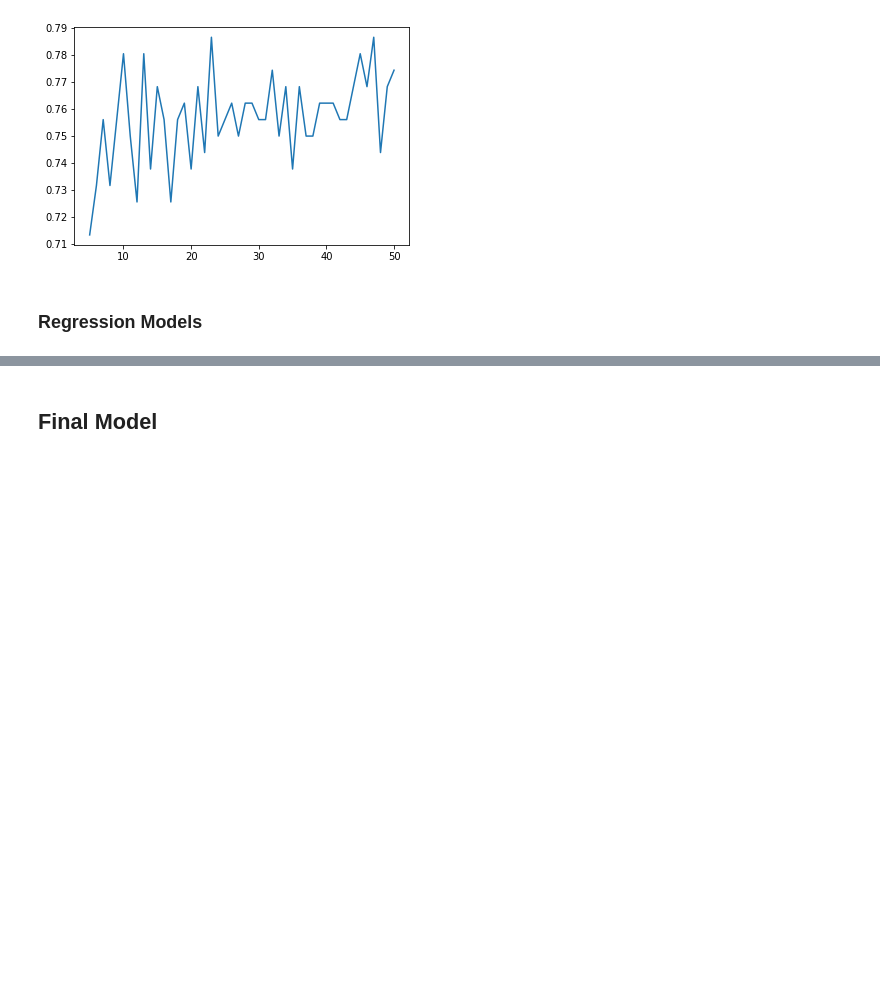
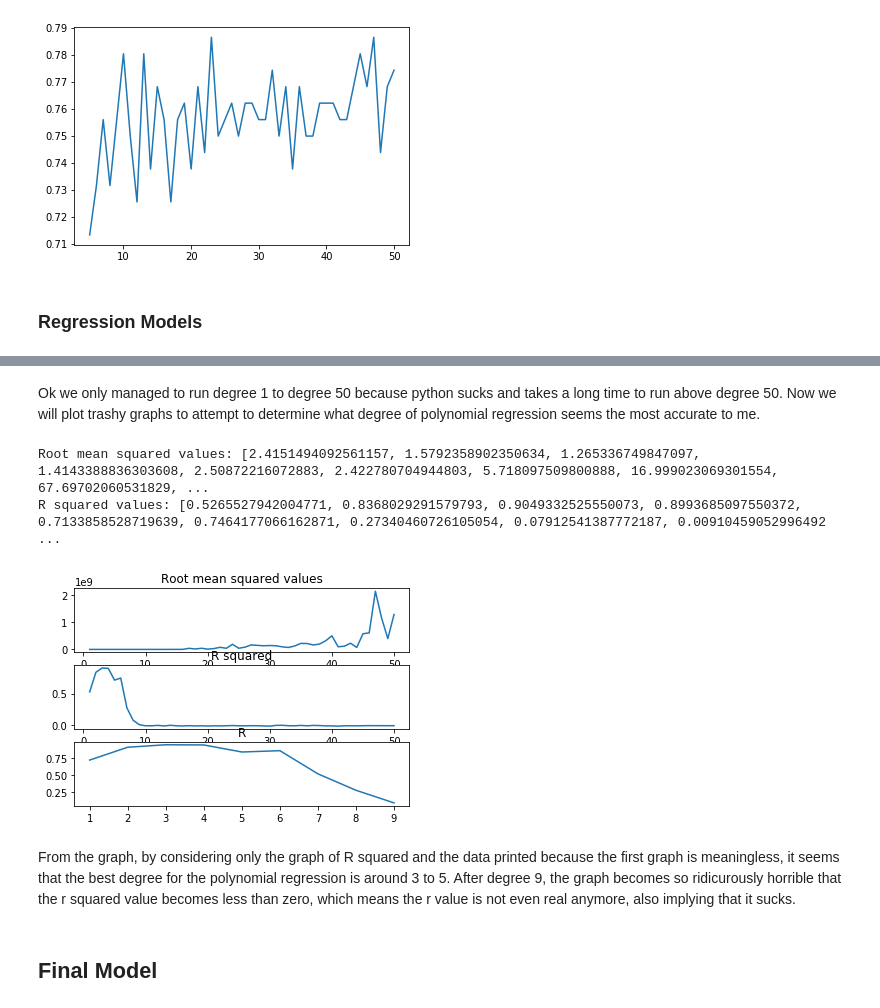
Before and after one commit to rainyrecursion/cs5131-assignment3, a Jupyter notebook: assignment3.ipynb, the cells around one changed output, grey strips where cells are left out. Cells and saved outputs as stored; diff of their text form; code cells hidden in the pictures; blank space fills up the shorter version.

Commit message:
added more regression models

```diff
--- a/assignment3.ipynb
+++ b/assignment3.ipynb
@@ -327,0 +363,15 @@ print(rmse)
+# %%
+rmse = []
+r2 = []
+index = []
+for n in range (1, 51):
+    polynomialfeatures = PolynomialFeatures(degree = n)
+    X_poly_test = polynomialfeatures.fit_transform(X_test)
+    X_poly_train = polynomialfeatures.fit_transform(X_train)
+    model = LinearRegression()
+    model.fit(X_poly_train,y_train)
+    y_pred = model.predict(X_poly_test)
+    rmse.append(sqrt(mean_squared_error(y_pred, y_test)))
+    r2.append(r2_score(y_pred, y_test))
+    index.append(n)
+    print ("Degree Processed: " + str(n))
@@ -328,2 +396,24 @@ print(rmse)
+# %% [markdown]
+Ok we only managed to run degree 1 to degree 50 because python sucks and takes a long time to run above degree 50. Now we will plot trashy graphs to attempt to determine what degree of polynomial regression seems the most accurate to me.
+# %%
+fig, ax = plt.subplots(3)
+print ("Root mean squared values: " + str(rmse))
+print ("R squared values: " + str(r2))
+ax[0].plot(index,rmse)
+ax[0].set_title("Root mean squared values")
+ax[1].plot(index,r2)
+ax[1].set_title("R squared")
+ax[2].plot(index,np.sqrt(r2))
+ax[2].set_title("R")
+#print ("R values" + str(np.sqrt(r2)))
+
+
+plt.show()
+# %% [output]
+Root mean squared values: [2.4151494092561157, 1.5792358902350634, 1.265336749847097, 1.4143388836303608, 2.50872216072883, 2.422780704944803, 5.718097509800888, 16.999023069301554, 67.69702060531829, ...
+R squared values: [0.5265527942004771, 0.8368029291579793, 0.9049332525550073, 0.8993685097550372, 0.7133858528719639, 0.7464177066162871, 0.27340460726105054, 0.07912541387772187, 0.00910459052996492 ...
+[figure, added]
+# %% [markdown]
+From the graph, by considering only the graph of R squared and the data printed because the first graph is meaningless, it seems that the best degree for the polynomial regression is around 3 to 5. After degree 9, the graph becomes so ridicurously horrible that the r squared value becomes less than zero, which means the r value is not even real anymore, also implying that it sucks.
 # %% [markdown]
 ## Final Model
```
Also changed, not shown: parts of 12 cells of this notebook.
